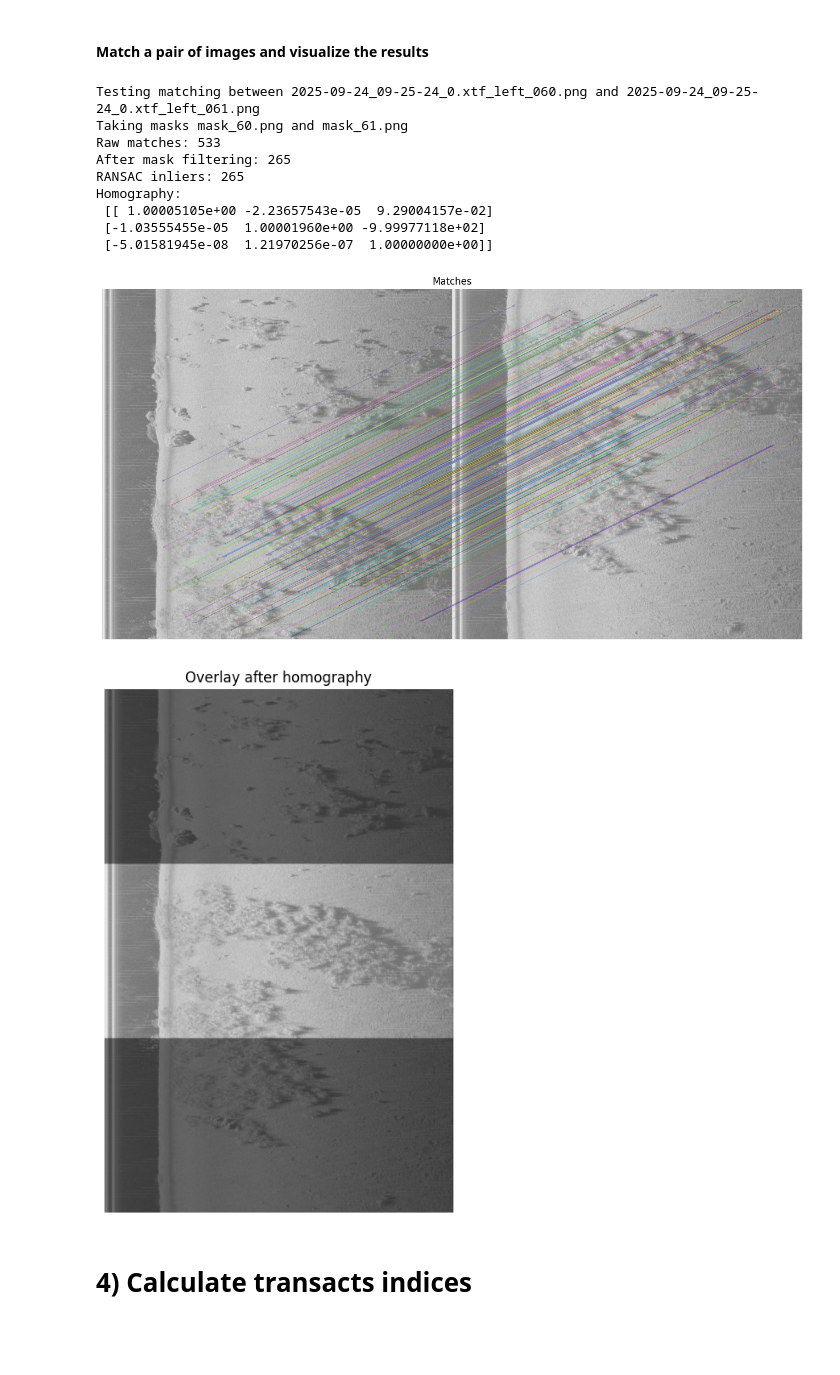
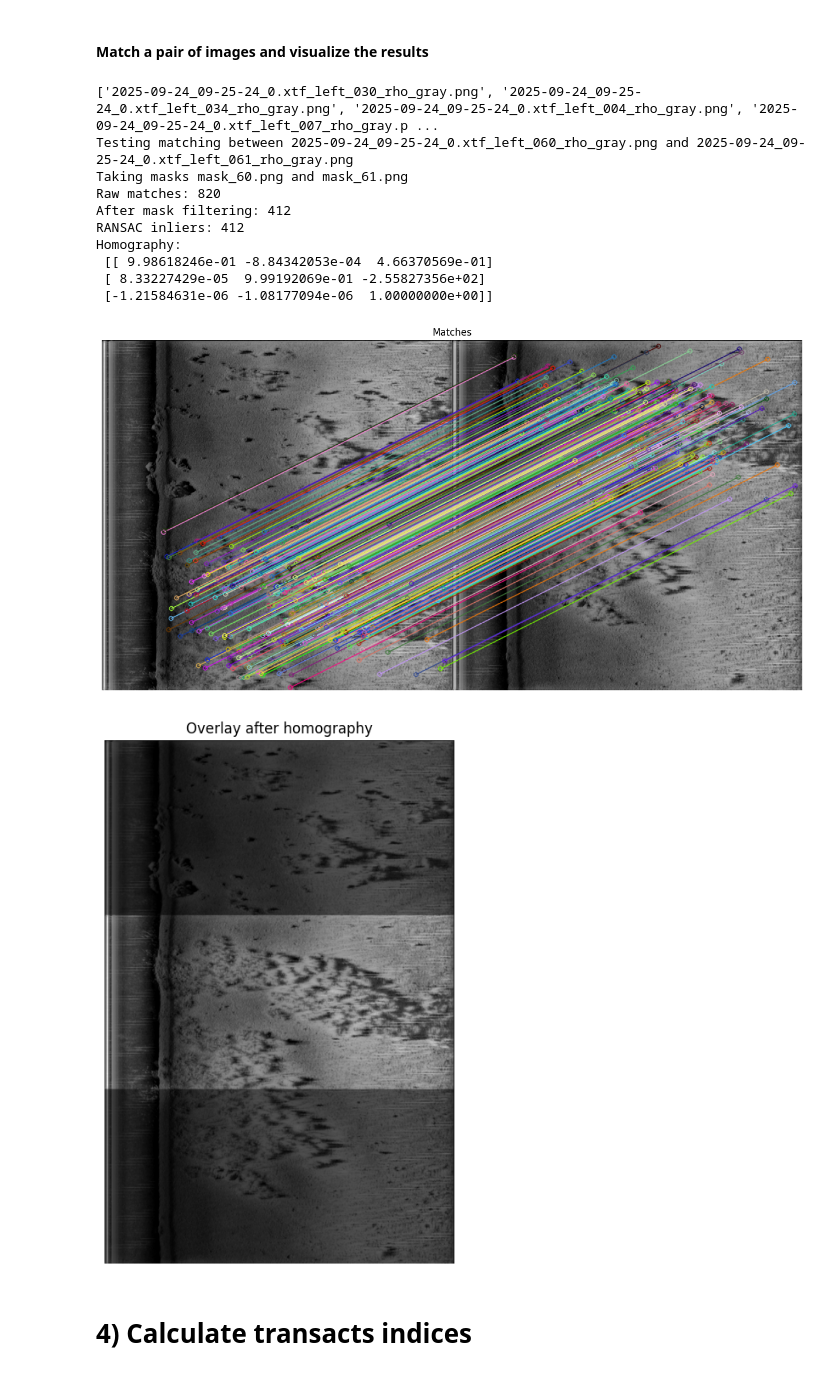
Before and after one commit to david-villanueva-02/HoP-SSS-Loop-Closure, a Jupyter notebook: loop_closure.ipynb, the cells around one changed output. Cells and saved outputs as stored; diff of their text form; code cells hidden in the pictures; blank space fills up the shorter version.

```diff
--- a/loop_closure.ipynb
+++ b/loop_closure.ipynb
@@ -284,9 +284,9 @@ i,j = 60, 61 # Pair of images to test
 # Build matcher for in-memory images
 matcher = MinimaMatcher(method="sp_lg", ckpt="MINIMA/weights/minima_lightglue.pth", use_path=False)
 
-raw_images_path = r"output_left/images"
+raw_images_path = r"output_left/visual_test/rho_gray"
 raw_images = [f for f in os.listdir(raw_images_path) if f.lower().endswith('.png')]
-raw_images.sort(key=lambda s: int(s.split('_')[-1].split('.')[0]))
+raw_images.sort(key=lambda s: int(s.split('_')[-3].split('.')[0]))
 
 # Get the first two images, since they are consecutive, there should be a lot of matches
 # These images are then aligned one with another to confirm the homography is correct
@@ -314,42 +314,43 @@ result = run_pipeline_on_images(
     ransac_reproj_threshold=8.0,
     ransac_max_iters=10_000,
     ransac_confidence=0.995
 )
 
 # Draws the matches
 vis = draw_matches(img0, img1, result.mkpts0_kept, result.mkpts1_kept, result.ransac_inliers)
 
 print("Raw matches:", len(result.mkpts0))
 print("After mask filtering:", len(result.mkpts0_kept))
 print("RANSAC inliers:", 0 if result.ransac_inliers is None else int(result.ransac_inliers.sum()))
 print("Homography:\n", result.H)
 
 vis_rgb = cv2.cvtColor(vis, cv2.COLOR_BGR2RGB)
 
 plt.figure(figsize=(16, 8))
 plt.imshow(vis_rgb)
 plt.axis("off")
 plt.title("Matches")
 plt.show()
 
 overlay = warp_and_overlay(img1, img0, result.H, alpha=0.5)
 plt.figure(figsize=(10, 8))
 plt.imshow(cv2.cvtColor(overlay, cv2.COLOR_BGR2RGB))
 plt.axis("off")
 plt.title("Overlay after homography")
 plt.show()
 # %% [output]
-Testing matching between 2025-09-24_09-25-24_0.xtf_left_060.png and 2025-09-24_09-25-24_0.xtf_left_061.png
+['2025-09-24_09-25-24_0.xtf_left_030_rho_gray.png', '2025-09-24_09-25-24_0.xtf_left_034_rho_gray.png', '2025-09-24_09-25-24_0.xtf_left_004_rho_gray.png', '2025-09-24_09-25-24_0.xtf_left_007_rho_gray.p ...
+Testing matching between 2025-09-24_09-25-24_0.xtf_left_060_rho_gray.png and 2025-09-24_09-25-24_0.xtf_left_061_rho_gray.png
 Taking masks mask_60.png and mask_61.png
-Raw matches: 533
-After mask filtering: 265
-RANSAC inliers: 265
+Raw matches: 820
+After mask filtering: 412
+RANSAC inliers: 412
 Homography:
- [[ 1.00005105e+00 -2.23657543e-05  9.29004157e-02]
- [-1.03555455e-05  1.00001960e+00 -9.99977118e+02]
- [-5.01581945e-08  1.21970256e-07  1.00000000e+00]]
+ [[ 9.98618246e-01 -8.84342053e-04  4.66370569e-01]
+ [ 8.33227429e-05  9.99192069e-01 -2.55827356e+02]
+ [-1.21584631e-06 -1.08177094e-06  1.00000000e+00]]
-[figure, old version]
+[figure, new version]
-[figure, old version]
+[figure, new version]
 # %% [markdown]
 # 4) Calculate transacts indices
 # %% [markdown]
```
Also changed, not shown: parts of 2 cells of this notebook, 21 other files.
